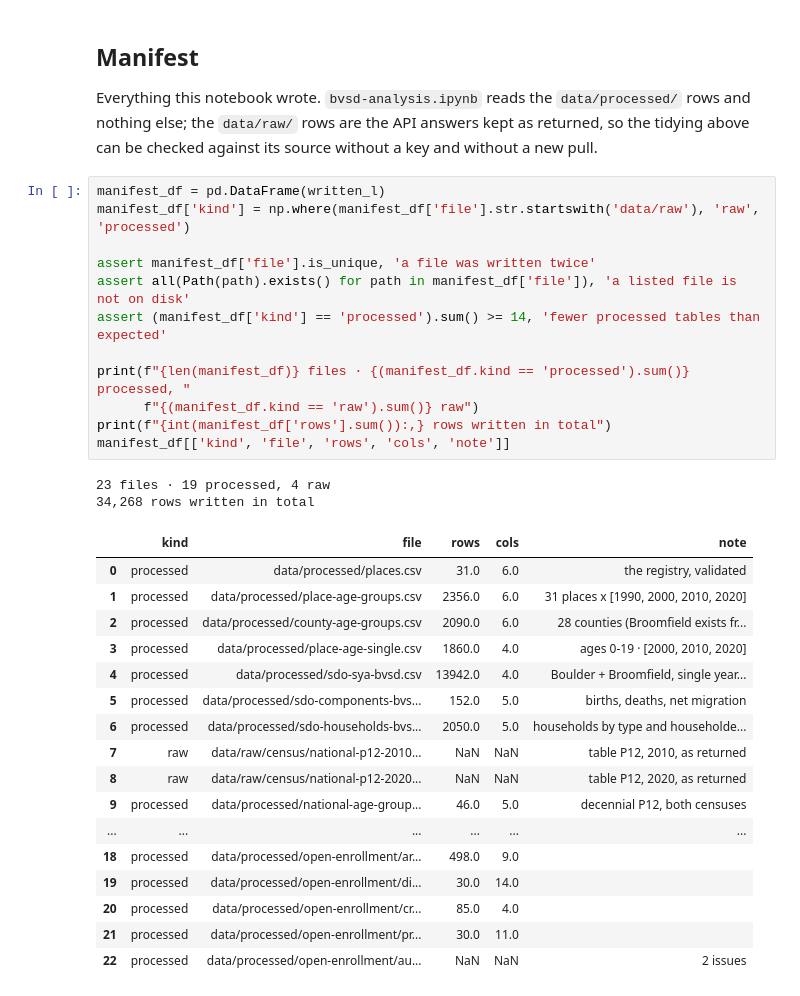
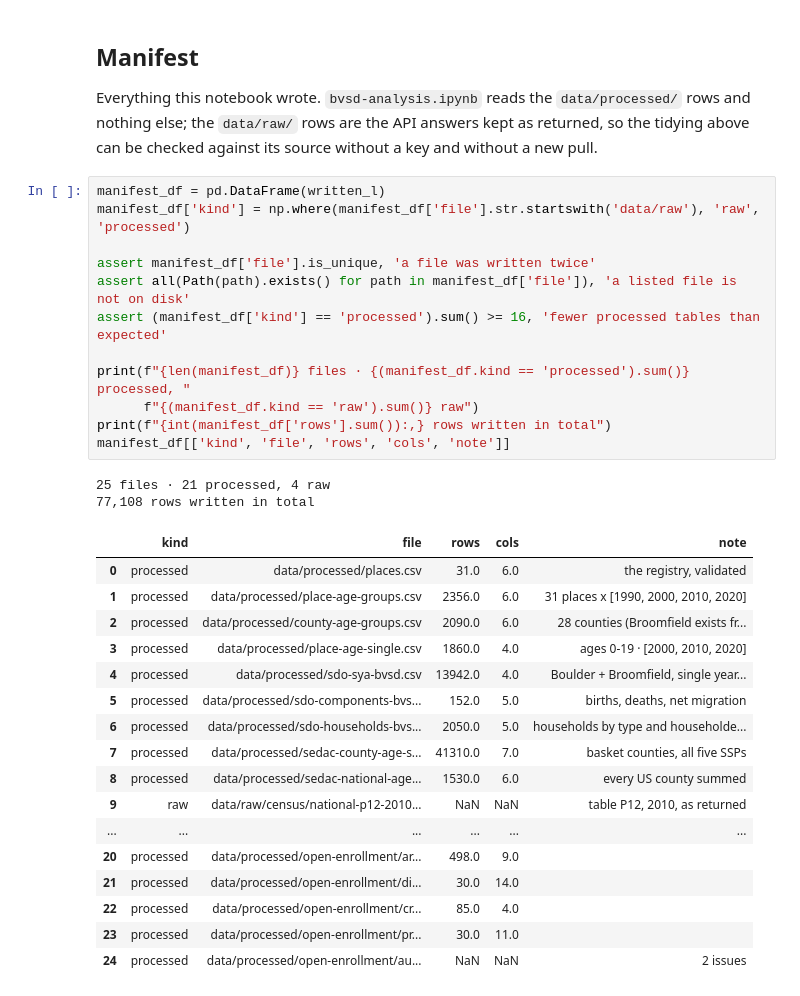
Before and after one commit to brianckeegan/charting-boulder, a Jupyter notebook: 2026-09-bvsd/bvsd-retrieval.ipynb, the cells around one changed output. Cells and saved outputs as stored; diff of their text form.

```diff
--- a/2026-09-bvsd/bvsd-retrieval.ipynb
+++ b/2026-09-bvsd/bvsd-retrieval.ipynb
@@ -1030,35 +1142,35 @@ checked against its source without a key and without a new pull.
 # %%
 manifest_df = pd.DataFrame(written_l)
 manifest_df['kind'] = np.where(manifest_df['file'].str.startswith('data/raw'), 'raw', 'processed')
 
 assert manifest_df['file'].is_unique, 'a file was written twice'
 assert all(Path(path).exists() for path in manifest_df['file']), 'a listed file is not on disk'
-assert (manifest_df['kind'] == 'processed').sum() >= 14, 'fewer processed tables than expected'
+assert (manifest_df['kind'] == 'processed').sum() >= 16, 'fewer processed tables than expected'
 
 print(f"{len(manifest_df)} files · {(manifest_df.kind == 'processed').sum()} processed, "
       f"{(manifest_df.kind == 'raw').sum()} raw")
 print(f"{int(manifest_df['rows'].sum()):,} rows written in total")
 manifest_df[['kind', 'file', 'rows', 'cols', 'note']]
 # %% [output]
-23 files · 19 processed, 4 raw
-34,268 rows written in total
+25 files · 21 processed, 4 raw
+77,108 rows written in total
 |  | kind | file | rows | cols | note |
 | 0 | processed | data/processed/places.csv | 31.0 | 6.0 | the registry, validated |
 | 1 | processed | data/processed/place-age-groups.csv | 2356.0 | 6.0 | 31 places x [1990, 2000, 2010, 2020] |
 | 2 | processed | data/processed/county-age-groups.csv | 2090.0 | 6.0 | 28 counties (Broomfield exists fr... |
 | 3 | processed | data/processed/place-age-single.csv | 1860.0 | 4.0 | ages 0-19 · [2000, 2010, 2020] |
 | 4 | processed | data/processed/sdo-sya-bvsd.csv | 13942.0 | 4.0 | Boulder + Broomfield, single year... |
 | 5 | processed | data/processed/sdo-components-bvs... | 152.0 | 5.0 | births, deaths, net migration |
 | 6 | processed | data/processed/sdo-households-bvs... | 2050.0 | 5.0 | households by type and householde... |
-| 7 | raw | data/raw/census/national-p12-2010... | NaN | NaN | table P12, 2010, as returned |
-| 8 | raw | data/raw/census/national-p12-2020... | NaN | NaN | table P12, 2020, as returned |
-| 9 | processed | data/processed/national-age-group... | 46.0 | 5.0 | decennial P12, both censuses |
+| 7 | processed | data/processed/sedac-county-age-s... | 41310.0 | 7.0 | basket counties, all five SSPs |
+| 8 | processed | data/processed/sedac-national-age... | 1530.0 | 6.0 | every US county summed |
+| 9 | raw | data/raw/census/national-p12-2010... | NaN | NaN | table P12, 2010, as returned |
 | ... | ... | ... | ... | ... | ... |
-| 18 | processed | data/processed/open-enrollment/ar... | 498.0 | 9.0 |  |
-| 19 | processed | data/processed/open-enrollment/di... | 30.0 | 14.0 |  |
-| 20 | processed | data/processed/open-enrollment/cr... | 85.0 | 4.0 |  |
-| 21 | processed | data/processed/open-enrollment/pr... | 30.0 | 11.0 |  |
-| 22 | processed | data/processed/open-enrollment/au... | NaN | NaN | 2 issues |
+| 20 | processed | data/processed/open-enrollment/ar... | 498.0 | 9.0 |  |
+| 21 | processed | data/processed/open-enrollment/di... | 30.0 | 14.0 |  |
+| 22 | processed | data/processed/open-enrollment/cr... | 85.0 | 4.0 |  |
+| 23 | processed | data/processed/open-enrollment/pr... | 30.0 | 11.0 |  |
+| 24 | processed | data/processed/open-enrollment/au... | NaN | NaN | 2 issues |
 # %% [markdown]
 ### What this notebook does not do
 
```
Also changed, not shown: parts of 4 cells of this notebook, 12 other files.
